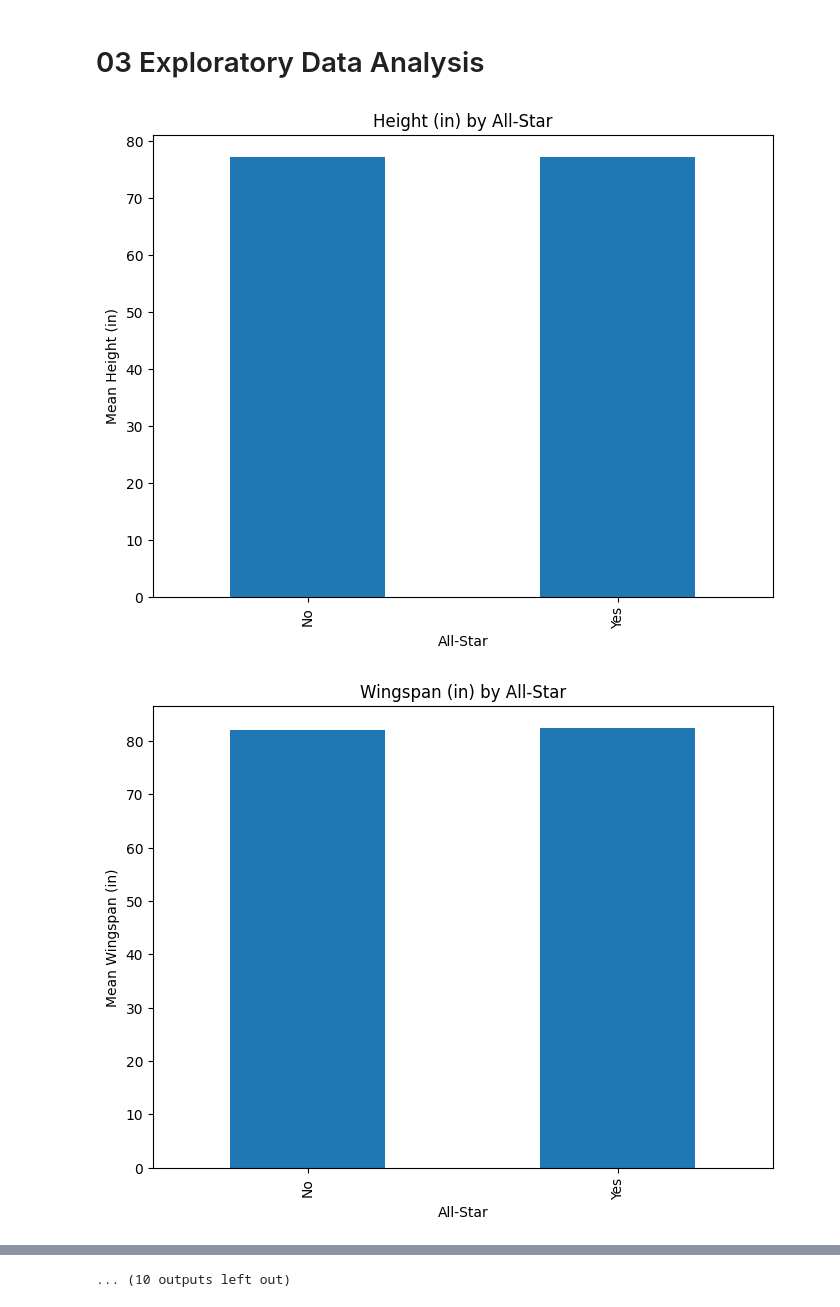
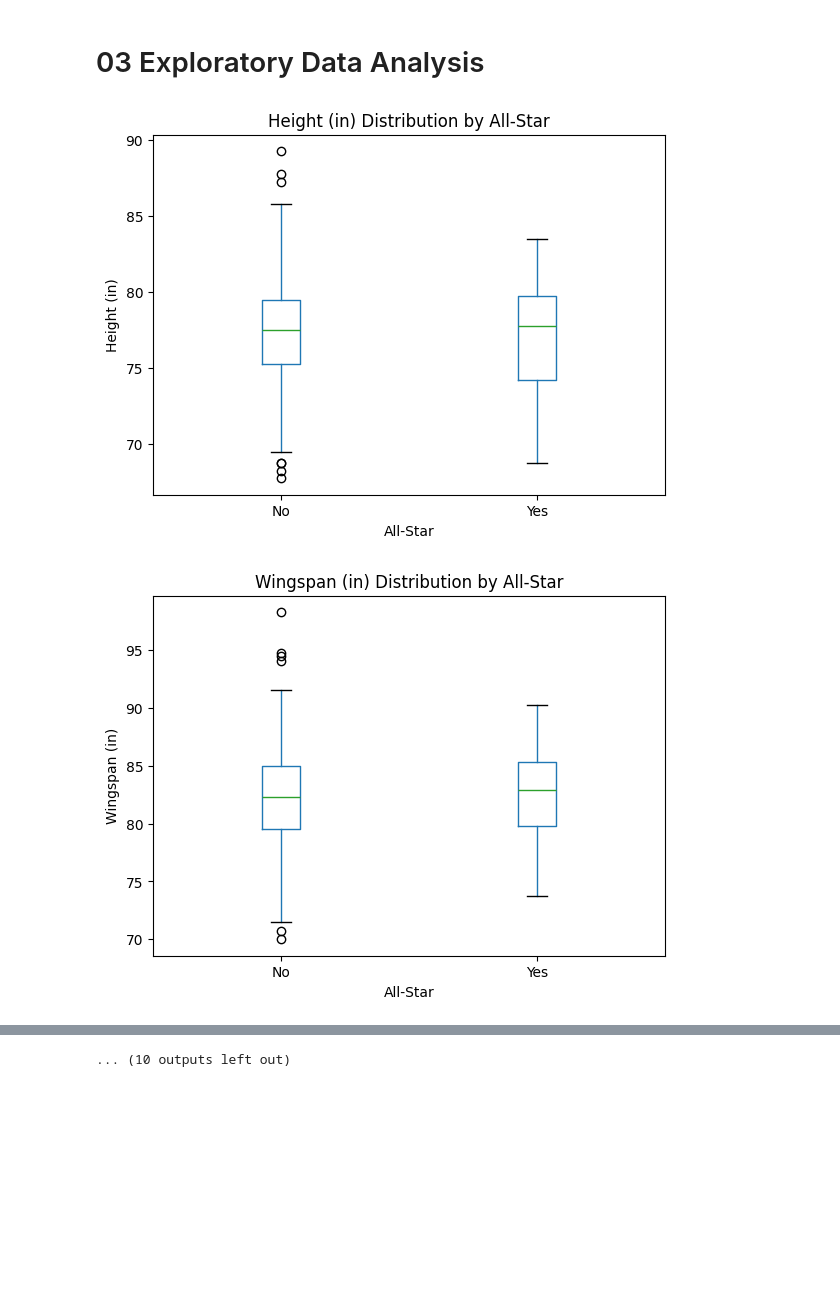
Before and after one commit to jkenzak/nbadraft, a Jupyter notebook: notebooks/03_EDA.ipynb, the cells around one changed output, grey strips where cells are left out. Cells and saved outputs as stored; diff of their text form; code cells hidden in the pictures; blank space fills up the shorter version.

Commit message:
Switch to boxplot

```diff
--- a/notebooks/03_EDA.ipynb
+++ b/notebooks/03_EDA.ipynb
@@ -6,14 +6,13 @@ import matplotlib.pyplot as plt
 # %%
 df = pd.read_csv('../data/processed/merged_data.csv')
 quant_vars = df.select_dtypes(include=['number']).columns[1:] # Exclude Draft Yr
 for quant_var in quant_vars:
-    plt.figure(figsize=(8, 6))
-    grouped_data = df.groupby('All-Star')[quant_var].mean()
-    grouped_data.plot(kind='bar')
-    plt.title(f'{quant_var} by All-Star')
+    df.boxplot(column=quant_var, by='All-Star', grid=False)
+    plt.title(f'{quant_var} Distribution by All-Star')
+    plt.suptitle('')
     plt.xlabel('All-Star')
-    plt.ylabel(f'Mean {quant_var}')
+    plt.ylabel(quant_var)
     plt.show()
 # %% [output]
-[figure, old version]
+[figure, new version]
-[figure, old version]
+[figure, new version]
```
Also changed, not shown: parts of 1 cell of this notebook.
